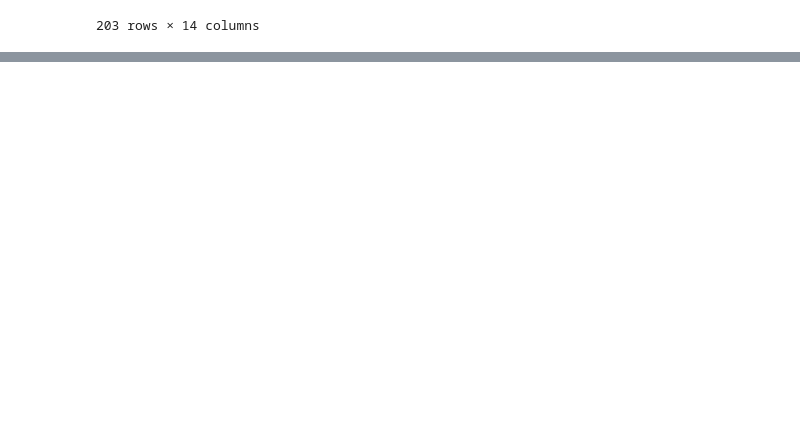
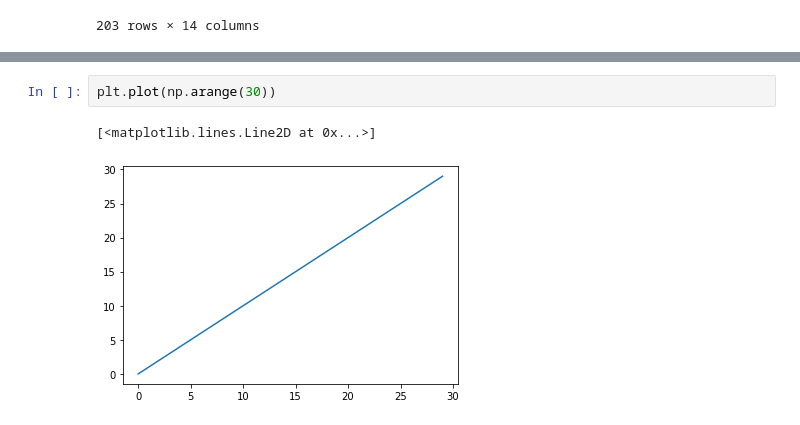
Before and after one commit to You-yongbin/python-for-data-analysis, a Jupyter notebook: day05.ipynb, the cells around one changed output, grey strips where cells are left out. Drawn from its saved outputs; the diff is of its cells as text; blank space fills up the shorter version.

```diff
--- a/day05.ipynb
+++ b/day05.ipynb
@@ -23,0 +573,5 @@ data
+# %%
+plt.plot(np.arange(30))
+# %% [output]
+[<matplotlib.lines.Line2D at 0x...>]
+[figure, added]
```
Also changed, not shown: parts of 101 cells of this notebook, 1 other file.
